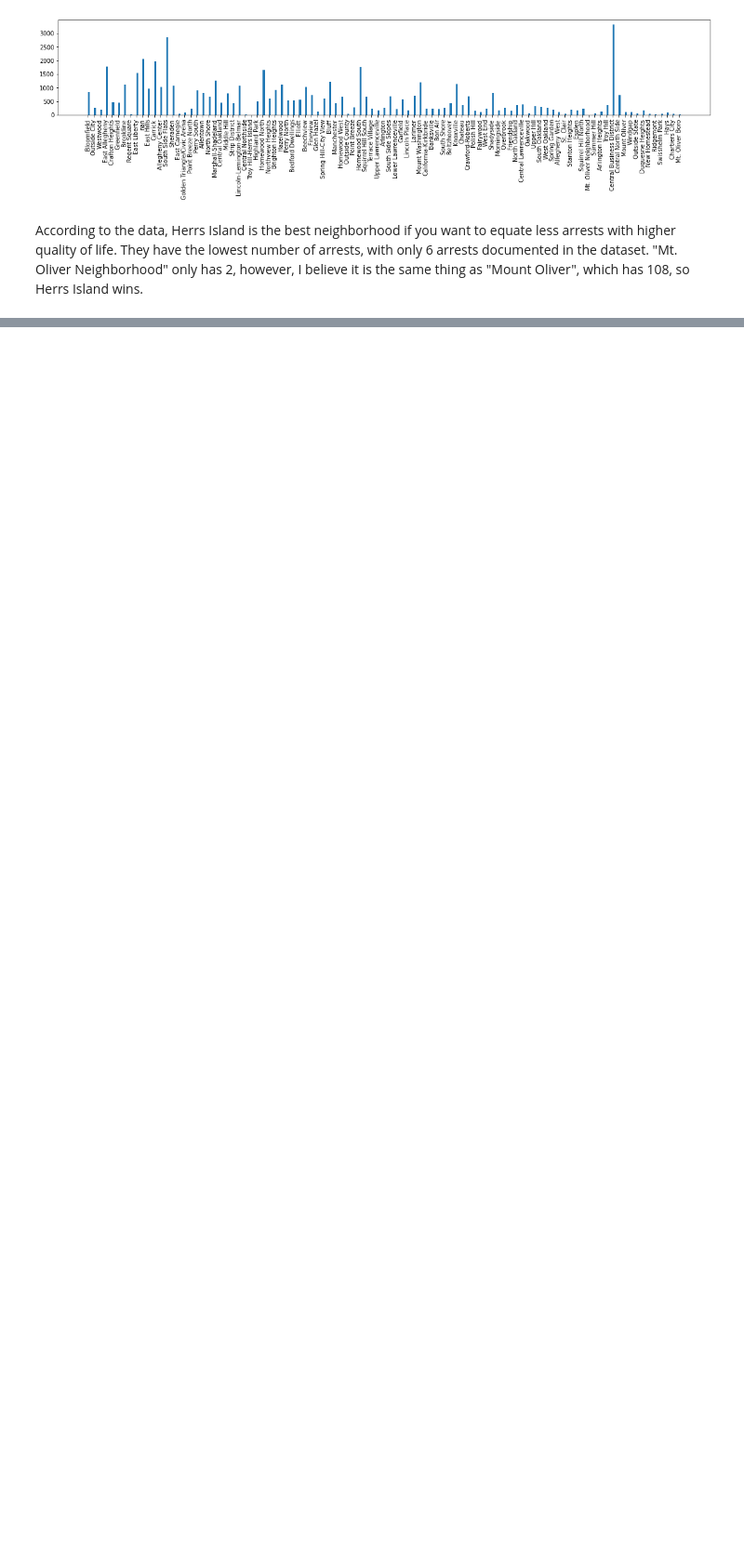
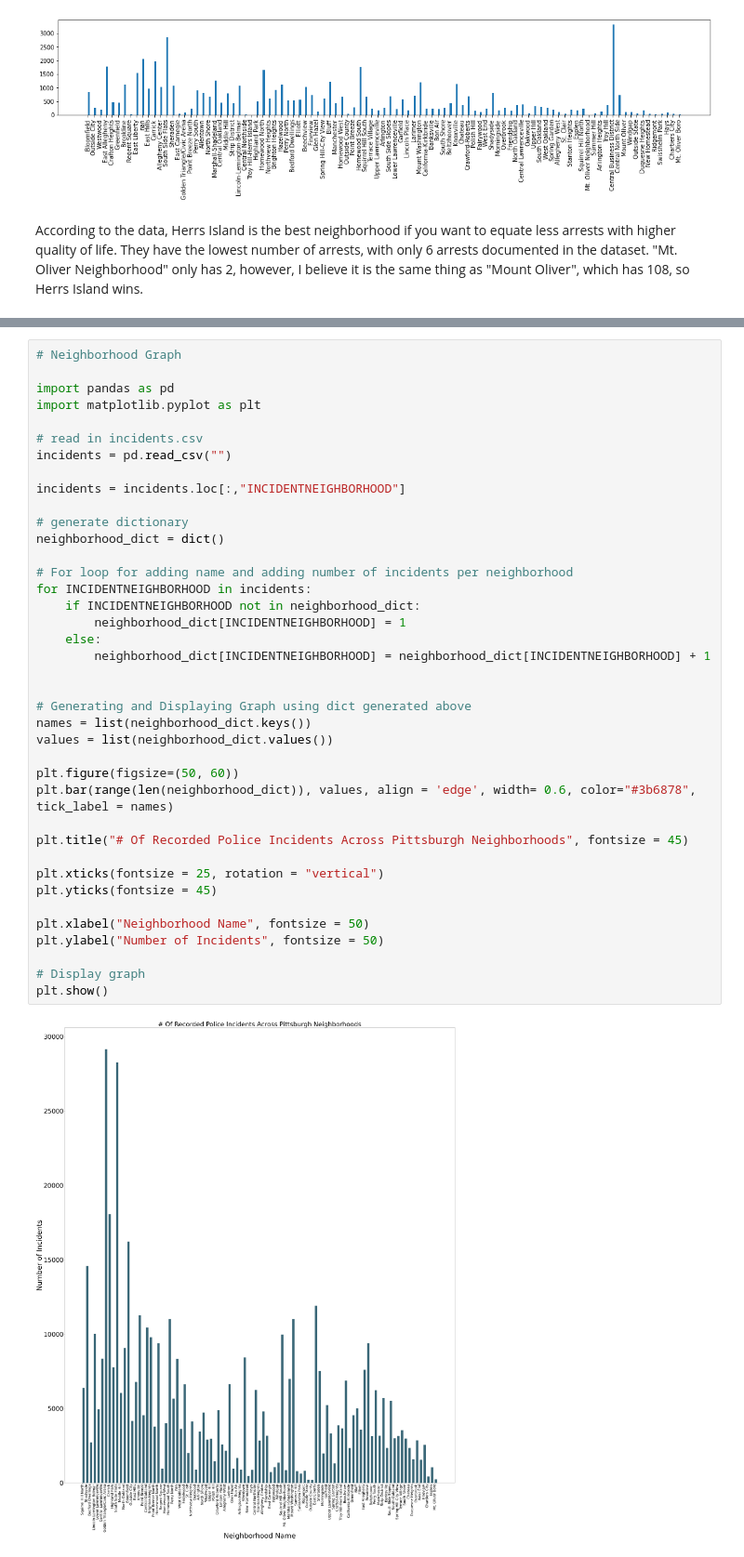
Before and after one commit to cdornn/Big-Ideas-Final-Project, a Jupyter notebook: group_notebook.ipynb, the cells around one changed output, grey strips where cells are left out. Shown: that part at 93% size. Saved outputs shown, nothing was run; the diff lists cells and outputs as text; blank space fills up the shorter version.

```diff
--- a/group_notebook.ipynb
+++ b/group_notebook.ipynb
@@ -52,0 +53,41 @@ According to the data, Herrs Island is the best neighborhood if you want to equa
+# %%
+# Neighborhood Graph
+
+import pandas as pd
+import matplotlib.pyplot as plt
+
+# read in incidents.csv
+incidents = pd.read_csv("")
+
+incidents = incidents.loc[:,"INCIDENTNEIGHBORHOOD"]
+
+# generate dictionary
+neighborhood_dict = dict()
+
+# For loop for adding name and adding number of incidents per neighborhood
+for INCIDENTNEIGHBORHOOD in incidents:
+    if INCIDENTNEIGHBORHOOD not in neighborhood_dict:
+        neighborhood_dict[INCIDENTNEIGHBORHOOD] = 1
+    else:
+        neighborhood_dict[INCIDENTNEIGHBORHOOD] = neighborhood_dict[INCIDENTNEIGHBORHOOD] + 1
+
+
+# Generating and Displaying Graph using dict generated above
+names = list(neighborhood_dict.keys())
+values = list(neighborhood_dict.values())
+
+plt.figure(figsize=(50, 60))
+plt.bar(range(len(neighborhood_dict)), values, align = 'edge', width= 0.6, color="#3b6878", tick_label = names)
+
+plt.title("# Of Recorded Police Incidents Across Pittsburgh Neighborhoods", fontsize = 45)
+
+plt.xticks(fontsize = 25, rotation = "vertical")
+plt.yticks(fontsize = 45)
+
+plt.xlabel("Neighborhood Name", fontsize = 50)
+plt.ylabel("Number of Incidents", fontsize = 50)
+
+# Display graph
+plt.show()
+# %% [output]
+[figure, added]
```
Also changed, not shown: parts of 4 cells of this notebook, 2 other files.
